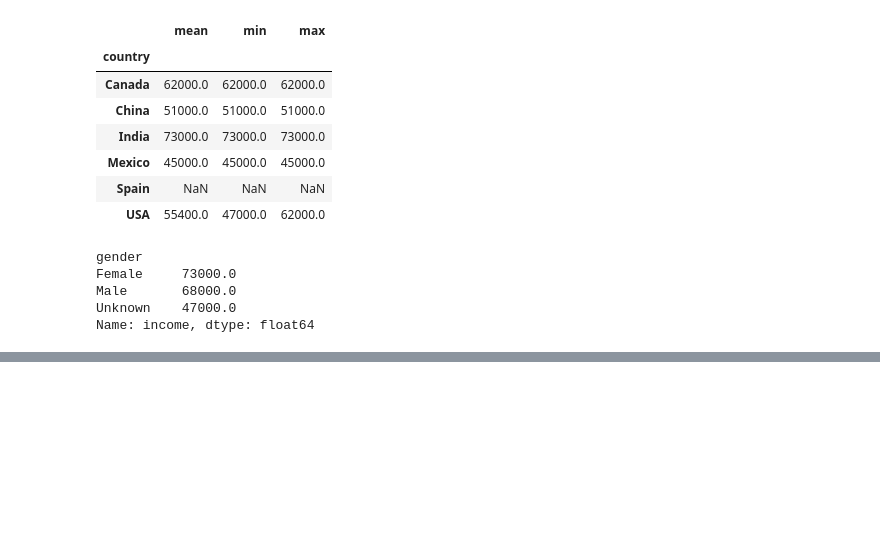
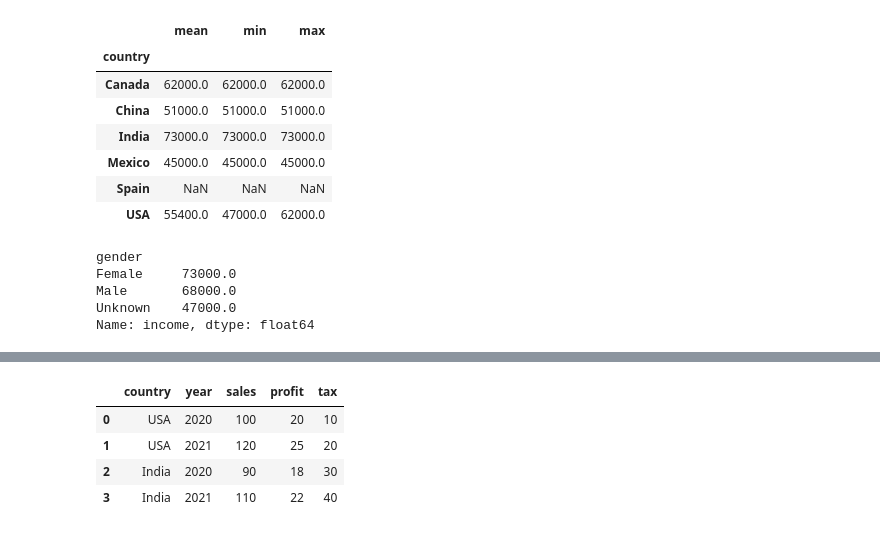
Before and after one commit to Rahul231098/Numpy-basics, a Jupyter notebook: Pandas_tutorial.ipynb, the cells around one changed output, grey strips where cells are left out. Cells and saved outputs as stored; diff of their text form; code cells hidden in the pictures; blank space fills up the shorter version.

```diff
--- a/Pandas_tutorial.ipynb
+++ b/Pandas_tutorial.ipynb
@@ -738,0 +782,8 @@ Name: income, dtype: float64
+# %%
+df
+# %% [output]
+|  | country | year | sales | profit | tax |
+| 0 | USA | 2020 | 100 | 20 | 10 |
+| 1 | USA | 2021 | 120 | 25 | 20 |
+| 2 | India | 2020 | 90 | 18 | 30 |
+| 3 | India | 2021 | 110 | 22 | 40 |
```
Also changed, not shown: parts of 6 cells of this notebook.
